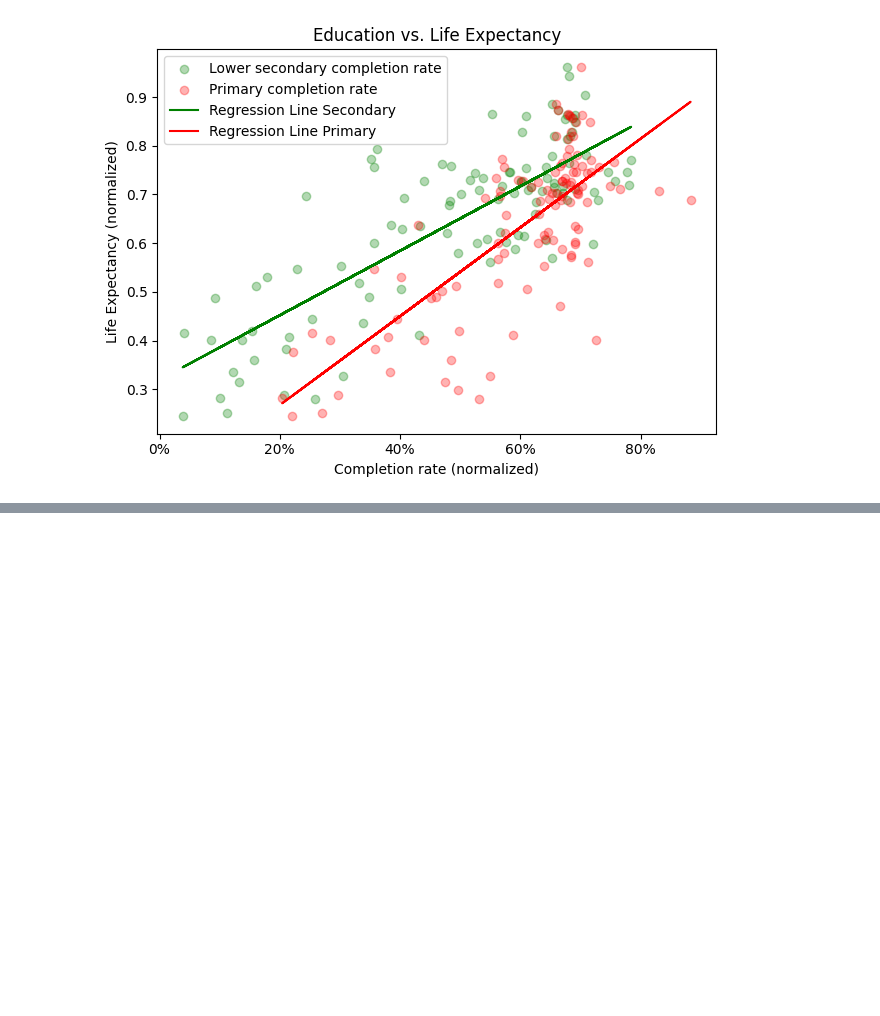
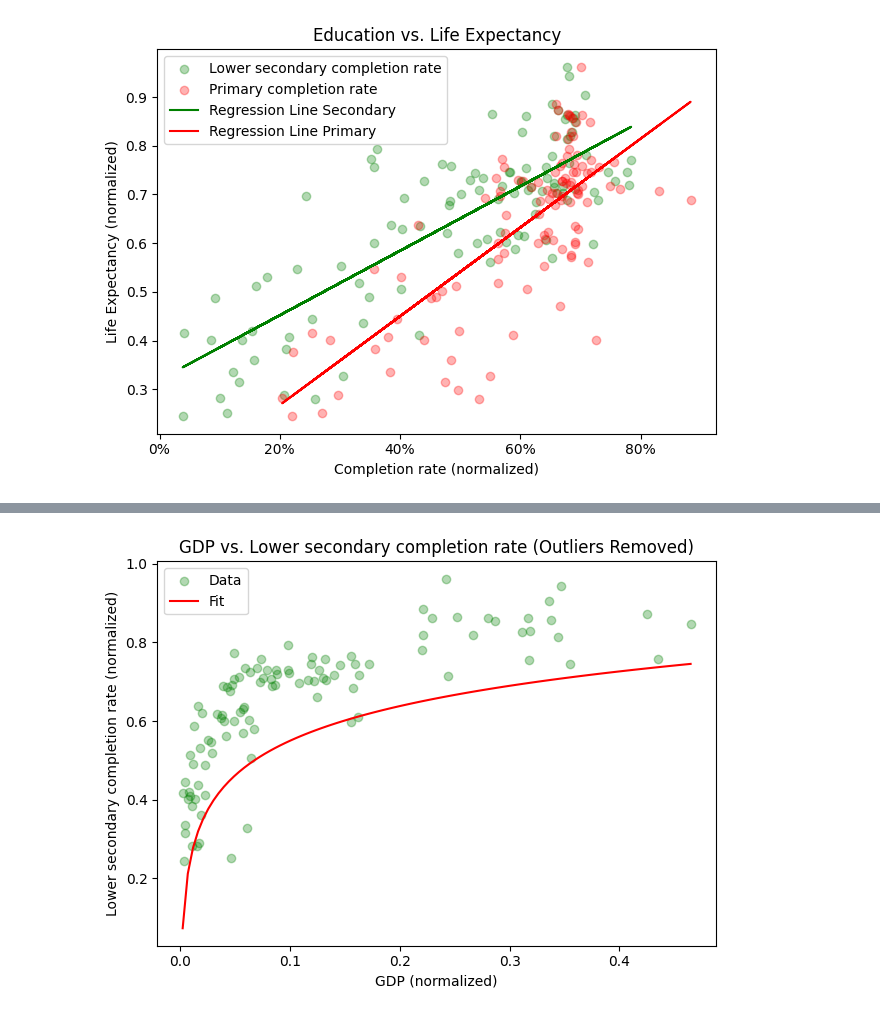
Before and after one commit to Leonardovink/infovis, a Jupyter notebook: edu-prisectet.ipynb, the cells around one changed output, grey strips where cells are left out. Cells and saved outputs as stored; diff of their text form; code cells hidden in the pictures; blank space fills up the shorter version.

```diff
--- a/edu-prisectet.ipynb
+++ b/edu-prisectet.ipynb
@@ -212,0 +249,43 @@ plt.show()
+# %%
+def log_func(x, a, b):
+    return a * np.log(x) + b
+
+# Function to remove outliers based on z-score
+def remove_outliers(df, column, z_score_threshold=3):
+    return df[(np.abs(df[column] - df[column].mean()) / df[column].std()) < z_score_threshold]
+
+# Remove outliers from second_df
+second_df_cleaned = remove_outliers(second_df, "GDP")
+second_df_cleaned = remove_outliers(second_df_cleaned, "Value")
+
+# Extract cleaned data for fitting
+x_second_cleaned = second_df_cleaned["GDP"].values
+y_second_cleaned = second_df_cleaned["Value"].values
+
+# Fit the data to the logarithmic function
+popt, pcov = curve_fit(log_func, x_second_cleaned, y_second_cleaned)
+
+# Generate x values for the fitted line
+x_fit = np.linspace(min(x_second_cleaned), max(x_second_cleaned), 100)
+y_fit = log_func(x_fit, *popt)
+
+# Plot using Plotly
+scatter = go.Scatter(x=second_df_cleaned["GDP"], y=second_df_cleaned["Value"], mode='markers', name='Data')
+line = go.Scatter(x=x_fit, y=y_fit, mode='lines', name='Fit', line=dict(color='red'))
+
+layout = go.Layout(title='GDP vs. Life Expectancy (Outliers Removed)',
+                   xaxis=dict(title='GDP (normalized)'),
+                   yaxis=dict(title='Lower secondary completion rate (normalized)'))
+
+
+# Optionally, you can use matplotlib to show the fit
+plt.scatter(second_df_cleaned['GDP'], second_df_cleaned['Life expectancy'], alpha=0.3, c='green', label='Data')
+plt.plot(x_fit, y_fit, color='red', label='Fit')
+plt.xlabel('GDP (normalized)')
+plt.ylabel('Lower secondary completion rate (normalized)')
+plt.title('GDP vs. Lower secondary completion rate (Outliers Removed)')
+plt.legend()
+plt.tight_layout()
+plt.show()
+# %% [output]
+[figure, added]
```
Also changed, not shown: parts of 1 cell of this notebook, 1 other file.
